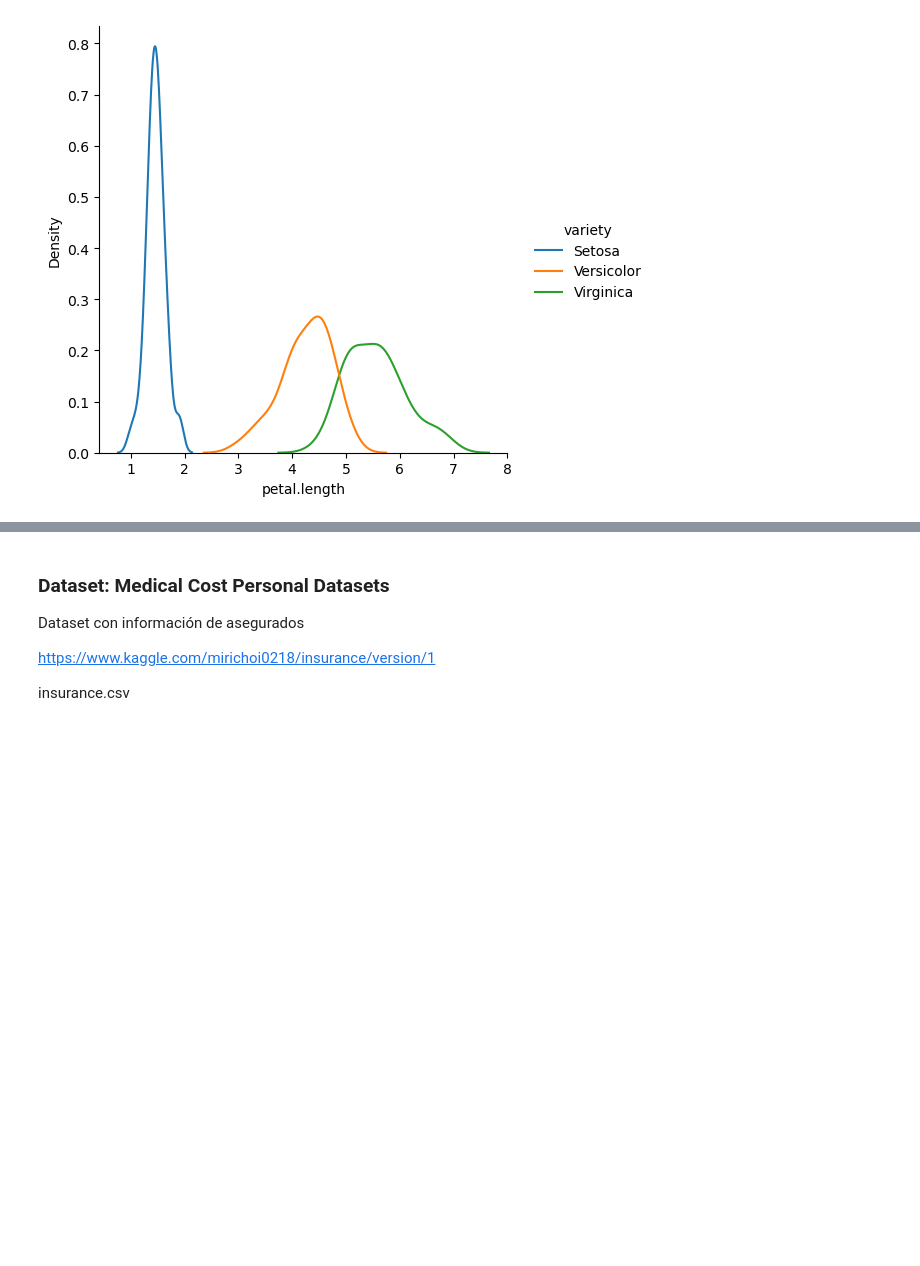
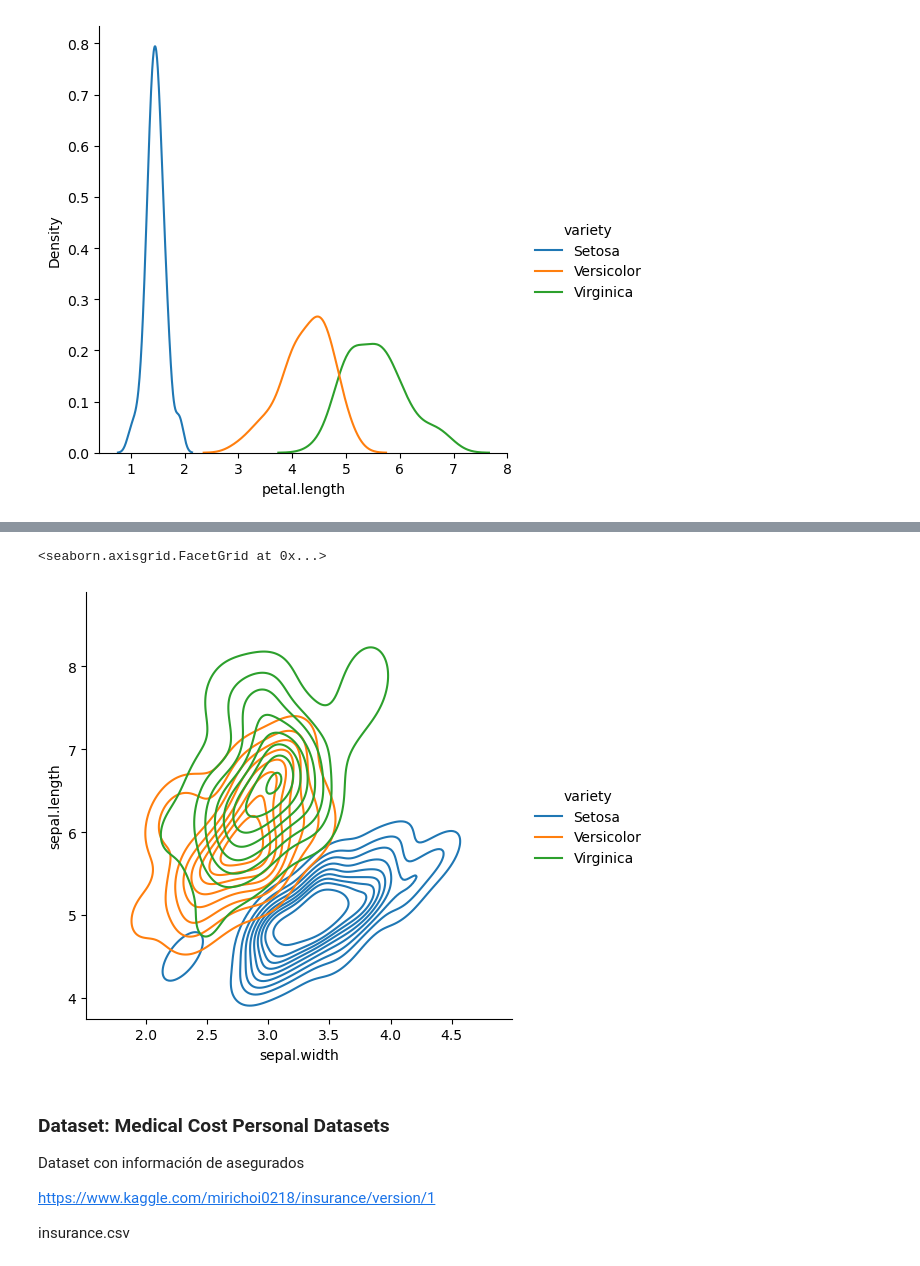
Before and after one commit to Maitlla/Sistemas_BD, a Jupyter notebook: analytics/03_distributions-exercise.ipynb, the cells around one changed output, grey strips where cells are left out. Drawn from its saved outputs; the diff is of its cells as text; code cells hidden in the pictures; blank space fills up the shorter version.

```diff
--- a/analytics/03_distributions-exercise.ipynb
+++ b/analytics/03_distributions-exercise.ipynb
@@ -114,6 +130,11 @@ sns.displot(data=df_iris,x='petal.length', kind='kde',hue='variety')
 # %%
 # Could we use the variables related to the sepals for the same identification purpose? Where would we encounter problems?
 # ¿Podríamos utilizar las variables relacionadas con los sépalos con el mismo propósito de identificación? ¿Dónde encontraríamos problemas?
+# %%
+sns.displot(data=df_iris,x='sepal.width', y='sepal.length', kind='kde',hue='variety')
+# %% [output]
+<seaborn.axisgrid.FacetGrid at 0x...>
+[figure, added]
 # %% [markdown]
 ### Dataset: Medical Cost Personal Datasets
 Dataset con información de asegurados
```
Also changed, not shown: parts of 13 cells of this notebook, 5 other files.
